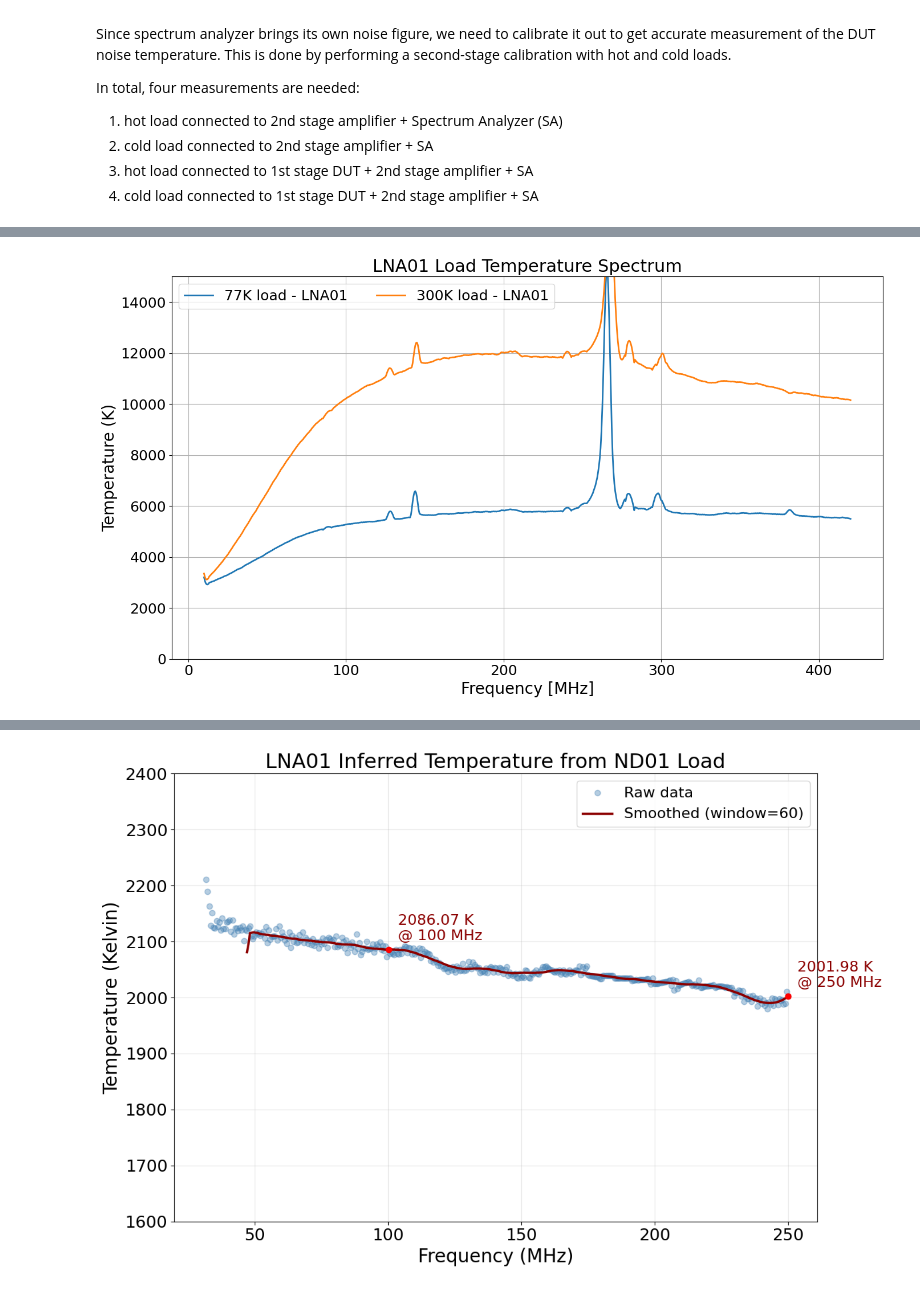
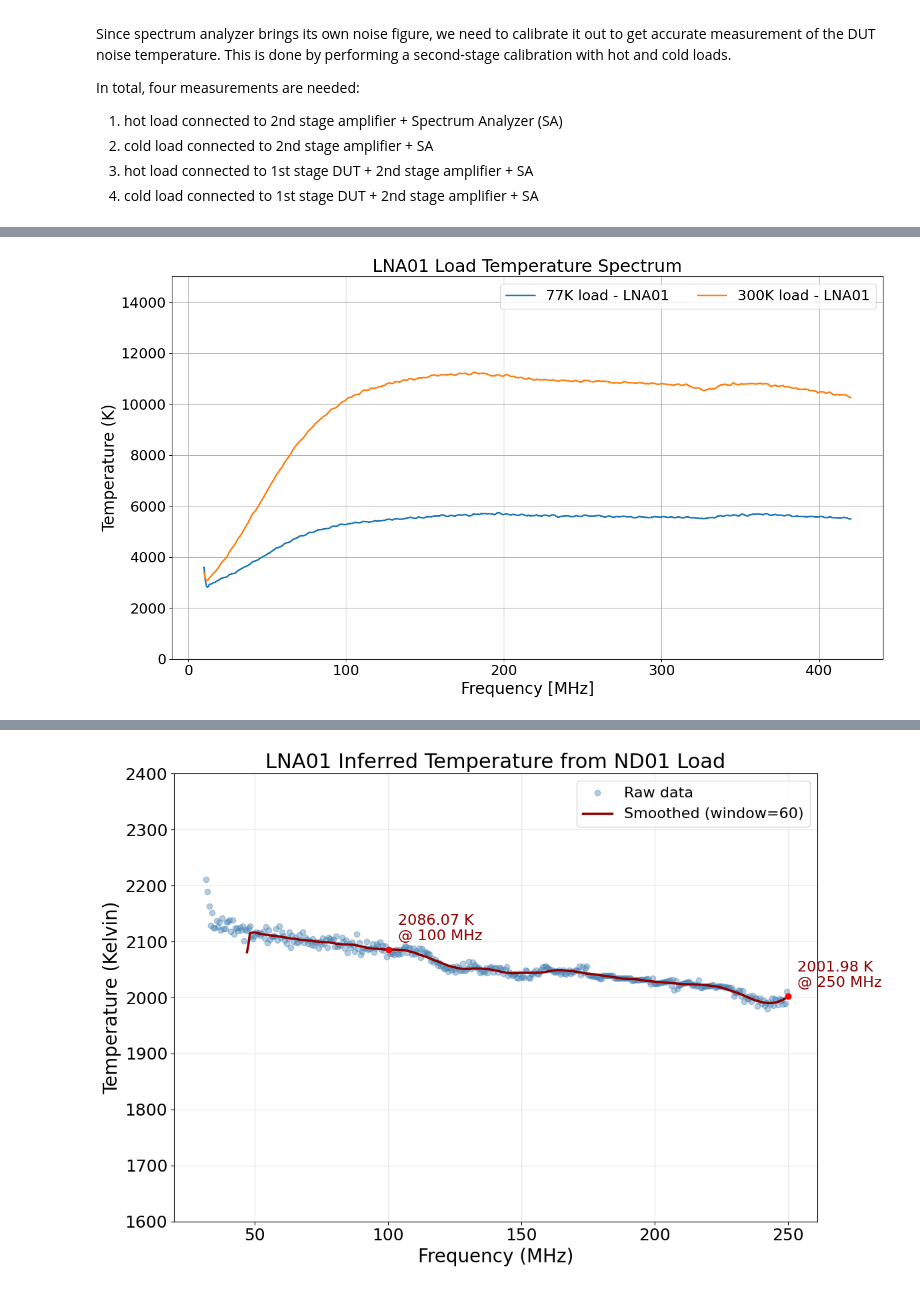
Before and after one commit to alhosani-abdulla/Highz-EXP, a Jupyter notebook: notebooks/Y_factor.ipynb, the cells around one changed output, grey strips where cells are left out. Saved outputs shown, nothing was run; the diff lists cells and outputs as text; code cells hidden in the pictures.

```diff
--- a/notebooks/Y_factor.ipynb
+++ b/notebooks/Y_factor.ipynb
@@ -88,13 +89,14 @@ Split complete:
 # %%
-traces_LNA = load_csv.parse_trace_data(pjoin(output_path, 'LNA01_data.csv'))
-LNA01_300K = Spectrum(traces_LNA['Trace A']['frequency'], traces_LNA['Trace A']['spectrum'], name='300K load - LNA01')
-LNA01_77K = Spectrum(traces_LNA['Trace B']['frequency'], traces_LNA['Trace B']['spectrum'], name='77K load - LNA01')
-LNA01_BB = Spectrum(traces_LNA['Trace C']['frequency'], traces_LNA['Trace C']['spectrum'], name='BB013 Cal - LNA01')
-LNA01_ND = Spectrum(traces_LNA['Trace D']['frequency'], traces_LNA['Trace D']['spectrum'], name='ND01 Cal - LNA01')
-
-traces_ND = load_csv.parse_trace_data(pjoin(output_path, 'ND01_data.csv'))
-ND01 = Spectrum(traces_ND['Trace A']['frequency'], traces_ND['Trace A']['spectrum'], name='ND01 - LNA01')
-BB013 = Spectrum(traces_ND['Trace B']['frequency'], traces_ND['Trace B']['spectrum'], name='BB013 - LNA01')
+# parse data files into separate traces
+traces_LNA = load_csv.parse_trace_data(pjoin(output_path, 'LNA01_BB_data.csv'))
+LNA01_300K = Spectrum(traces_LNA['Trace A']['frequency'], traces_LNA['Trace A']['spectrum'],
+                      name='300K load - LNA01')
+LNA01_BB013 = Spectrum(traces_LNA['Trace B']['frequency'], traces_LNA['Trace B']['spectrum'],
+                       name='BB013 Cal - LNA01')
+LNA01_BB016 = Spectrum(traces_LNA['Trace C']['frequency'], traces_LNA['Trace C']['spectrum'],
+                       name='BB016 Cal - LNA01')
+LNA01_77K = Spectrum(traces_LNA['Trace D']['frequency'], traces_LNA['Trace D']['spectrum'],
+                     name='77K load - LNA01')
 # %% [output]
 Found 4 traces: ['Trace A', 'Trace B', 'Trace C', 'Trace D']
 Column pairs: [(0, 1), (2, 3), (4, 5), (6, 7)]
@@ -123,14 +139,18 @@ plotter.plot_spectrum([LNA01_77K, LNA01_300K, LNA01_BB, LNA01_ND],
 # %%
 # plot in temperature
-LNA01_77K_temp = LNA01_77K.unit_convert('dBm', 'kelvin', channel_width=300e3)
-# LNA01_77K_temp.despike(threshold=10, window=50)
+
+# convert the spectra from dBm to Kelvin, using the formula T = P / (k * B)
+# where k is Boltzmann's constant and B is the channel bandwidth
+LNA01_77K_temp = LNA01_77K.unit_convert('dBm', 'kelvin', channel_width=10**6)
+# smooth the temperature spectra
 LNA01_77K_temp.smooth(inplace=True, window=11)
-LNA01_300K_temp = LNA01_300K.unit_convert('dBm', 'kelvin', channel_width=300e3)
-# LNA01_300K_temp.despike(threshold=10, window=50)
+
+LNA01_300K_temp = LNA01_300K.unit_convert('dBm', 'kelvin', channel_width=10**6)
 LNA01_300K_temp.smooth(inplace=True, window=11)
+
 plotter.plot_spectrum([LNA01_77K_temp, LNA01_300K_temp], title='LNA01 Load Temperature Spectrum',
                       ylabel='Temperature (K)', ymax=15000, ymin=0,
                       save_dir=plot_path, suffix='LNA01_Temperature_Spectrum')
 # %% [output]
-[figure, old version]
+[figure, new version]
 # %%
```
Also changed, not shown: parts of 9 cells of this notebook.
